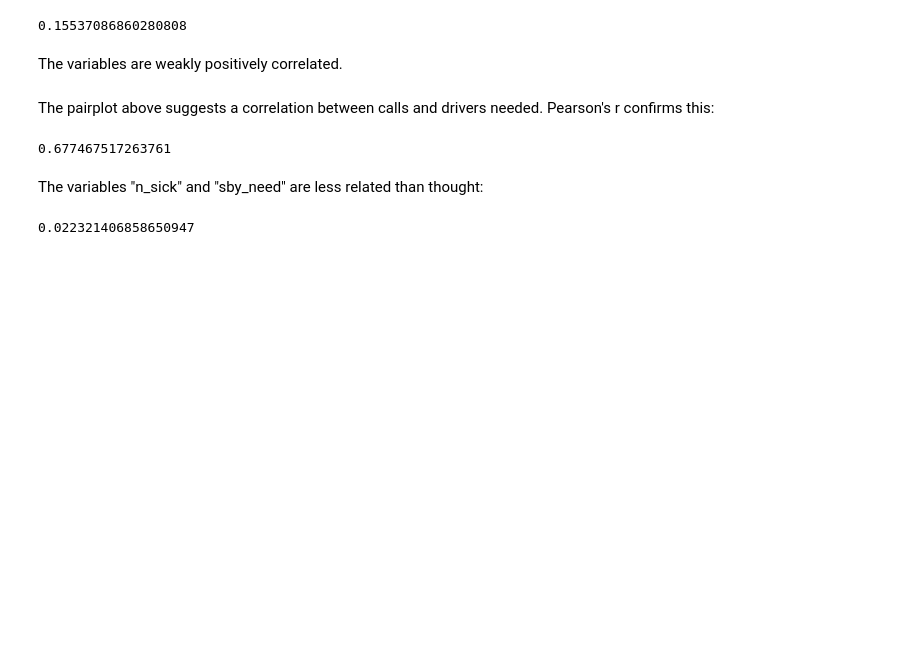
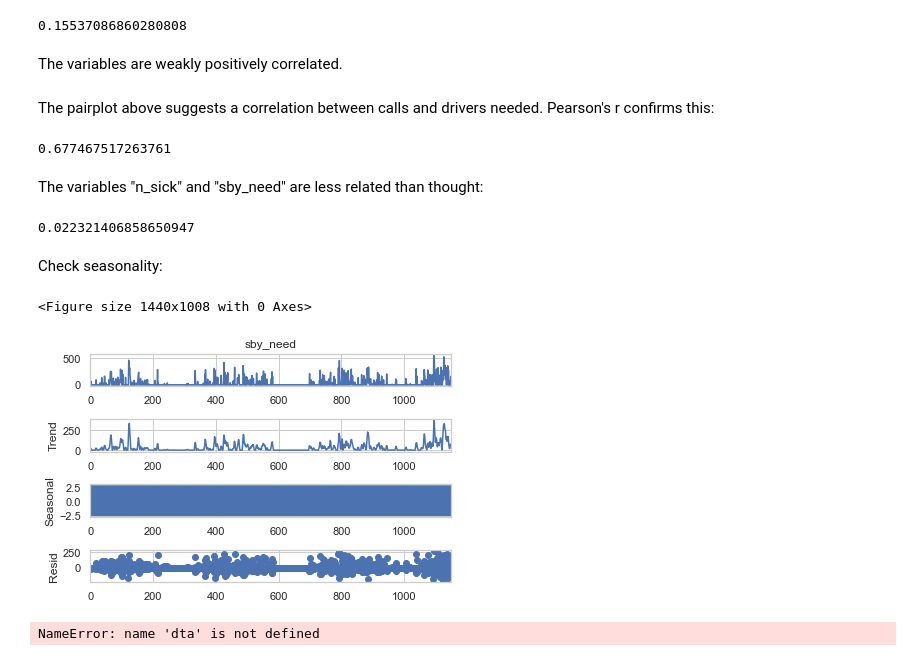
Before and after one commit to PandaKata/standby_duty_forecasting, a Jupyter notebook: notebooks/EDA.ipynb, the cells around one changed output. Saved outputs shown, nothing was run; the diff lists cells and outputs as text; code cells hidden in the pictures; blank space fills up the shorter version.

```diff
--- a/notebooks/EDA.ipynb
+++ b/notebooks/EDA.ipynb
@@ -261,3 +275,22 @@ The variables "n_sick" and "sby_need" are less related than thought:
 print(pearsonr(df.n_sick, df.sby_need)[0])
 # %% [output]
 0.022321406858650947
+# %% [markdown]
+Check seasonality:
+# %%
+# split variable into components to see seasonal variation
+
+
+
+res = sm.tsa.seasonal_decompose(df.sby_need, period=4)
+plt.figure(figsize=(20,14))
+res.plot()
+plt.savefig("seasonal.svg")
+plt.show()
+# %% [output]
+<Figure size 1440x1008 with 0 Axes>
+[figure, added]
+# %%
+type(dta)
+# %% [output]
+NameError: name 'dta' is not defined
```
Also changed, not shown: parts of 9 cells of this notebook.
